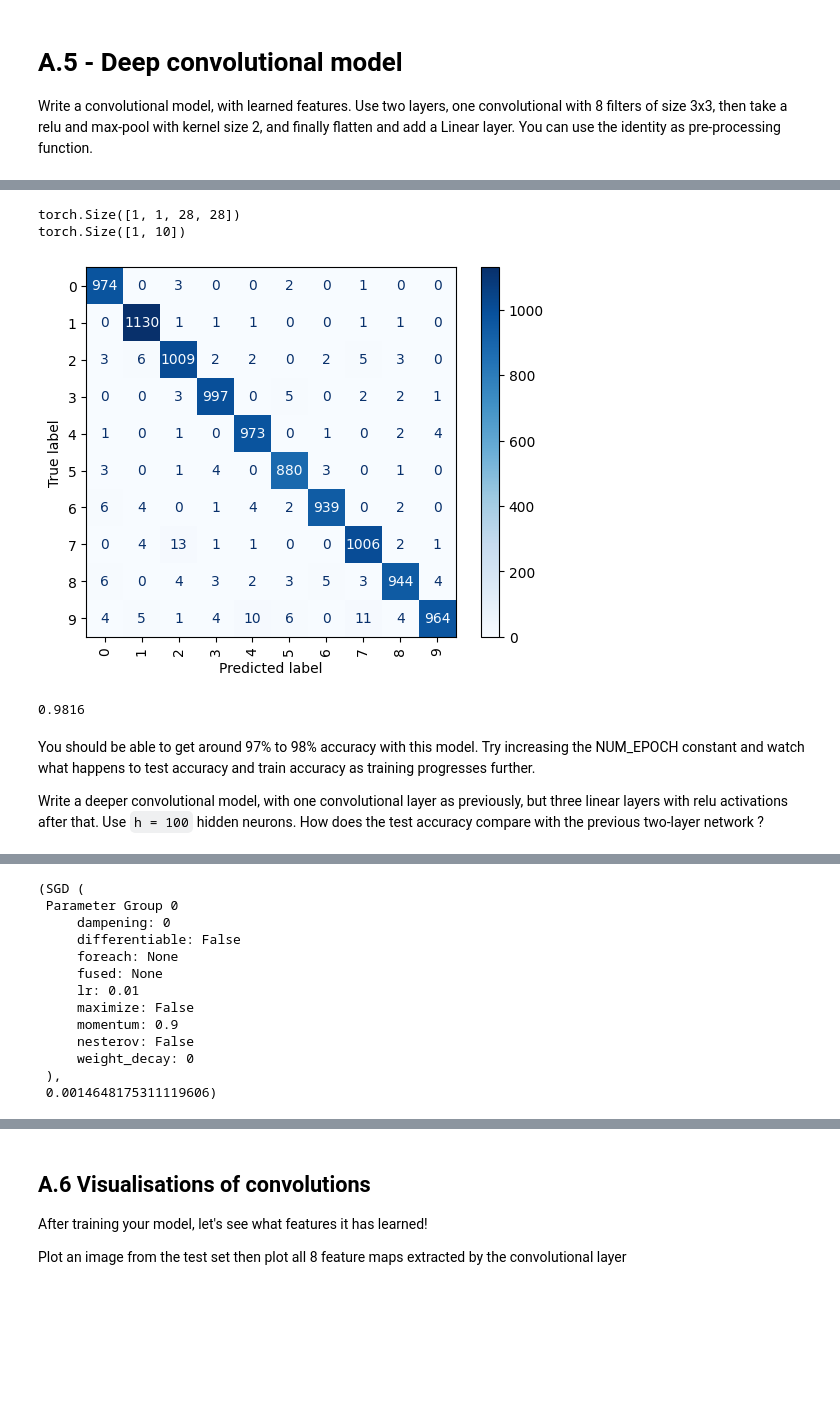
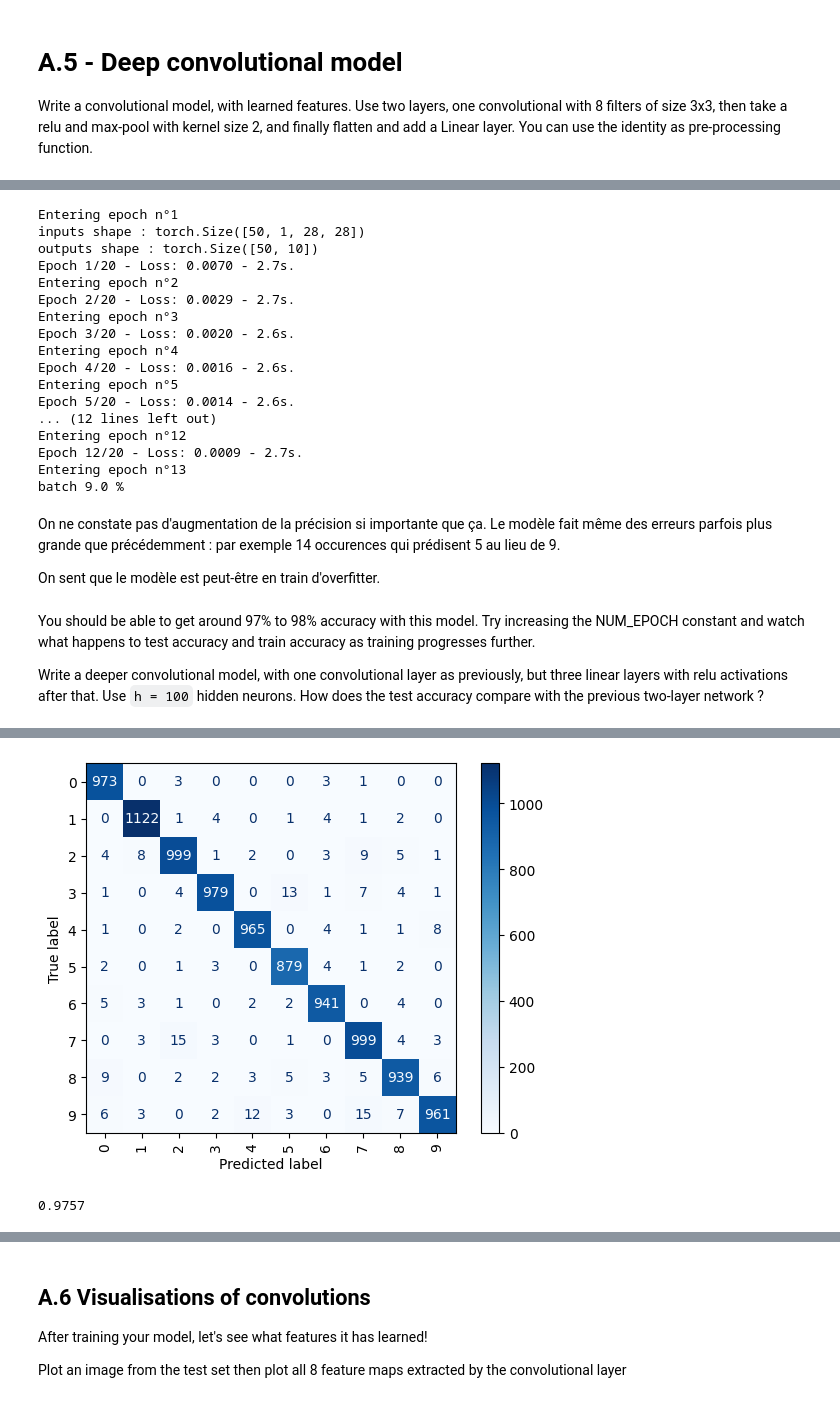
Before and after one commit to PaulToudret/ensae_dl_pw1, a Jupyter notebook: notebook.ipynb, the cells around one changed output, grey strips where cells are left out. Saved outputs shown, nothing was run; the diff lists cells and outputs as text; code cells hidden in the pictures; blank space fills up the shorter version.

```diff
--- a/notebook.ipynb
+++ b/notebook.ipynb
@@ -525,13 +584,32 @@ Epoch 20/20 - Loss: 0.0006 - 2.4s.
 # %%
+conv = ConvModel()
 
-accuracy = test(
-    model = conv,
-    test_data=conv_test,
-    show_matrix=True
-)
-print(accuracy)
+NUM_EPOCH = 20
+
+opti, loss = train(
+    model=conv,
+    epoch=NUM_EPOCH,
+    criterion=nn.CrossEntropyLoss(),
+    training_data=conv_train,
+    optimizer=torch.optim.SGD(conv.parameters(), lr=0.01, momentum=0.9),
+    batch_size=50
+    )
+print(loss)
 # %% [output]
-torch.Size([1, 1, 28, 28])
-torch.Size([1, 10])
+Entering epoch n°1
+inputs shape : torch.Size([50, 1, 28, 28])
+outputs shape : torch.Size([50, 10])
+Epoch 1/20 - Loss: 0.0070 - 2.7s.
+Entering epoch n°2
+Epoch 2/20 - Loss: 0.0029 - 2.7s.
+Entering epoch n°3
+Epoch 3/20 - Loss: 0.0020 - 2.6s.
+Entering epoch n°4
+Epoch 4/20 - Loss: 0.0016 - 2.6s.
+Entering epoch n°5
+Epoch 5/20 - Loss: 0.0014 - 2.6s.
+... (12 lines left out)
+Entering epoch n°12
+Epoch 12/20 - Loss: 0.0009 - 2.7s.
+Entering epoch n°13
+batch 9.0 %
-[figure, removed]
-0.9816
@@ -538,3 +625,7 @@ torch.Size([1, 10])
+# %% [markdown]
+On ne constate pas d'augmentation de la précision si importante que ça. Le modèle fait même des erreurs parfois plus grande que précédemment : par exemple 14 occurences qui prédisent 5 au lieu de 9.
+
+On sent que le modèle est peut-être en train d'overfitter.
 # %% [markdown]
 You should be able to get around 97\% to 98\% accuracy with this model. Try increasing the NUM_EPOCH constant and watch what happens to test accuracy and train accuracy as training progresses further.
 
@@ -568,7 +662,7 @@ deep_conv = ConvModel()
 
 NUM_EPOCH = 5
 
-train(
+opti, loss = train(
     model=deep_conv,
     epoch=NUM_EPOCH,
     criterion=nn.CrossEntropyLoss(),
@@ -576,6 +670,14 @@ train(
     optimizer=torch.optim.SGD(deep_conv.parameters(), lr=0.01, momentum=0.9),
     batch_size=50,
     )
+print(loss)
+
+accuracy = test(
+    model = deep_conv,
+    test_data=conv_test,
+    show_matrix=True
+)
+print(accuracy)
 # %% [output]
 Entering epoch n°1
 inputs shape : torch.Size([50, 1, 28, 28])
@@ -592,13 +697,2 @@ Epoch 5/5 - Loss: 0.0015 - 2.4s.
+[figure, added]
-(SGD (
- Parameter Group 0
-     dampening: 0
-     differentiable: False
-     foreach: None
-     fused: None
-     lr: 0.01
-     maximize: False
-     momentum: 0.9
-     nesterov: False
-     weight_decay: 0
- ),
- 0.0014648175311119606)
+0.9757
```
Also changed, not shown: parts of 38 cells of this notebook.
